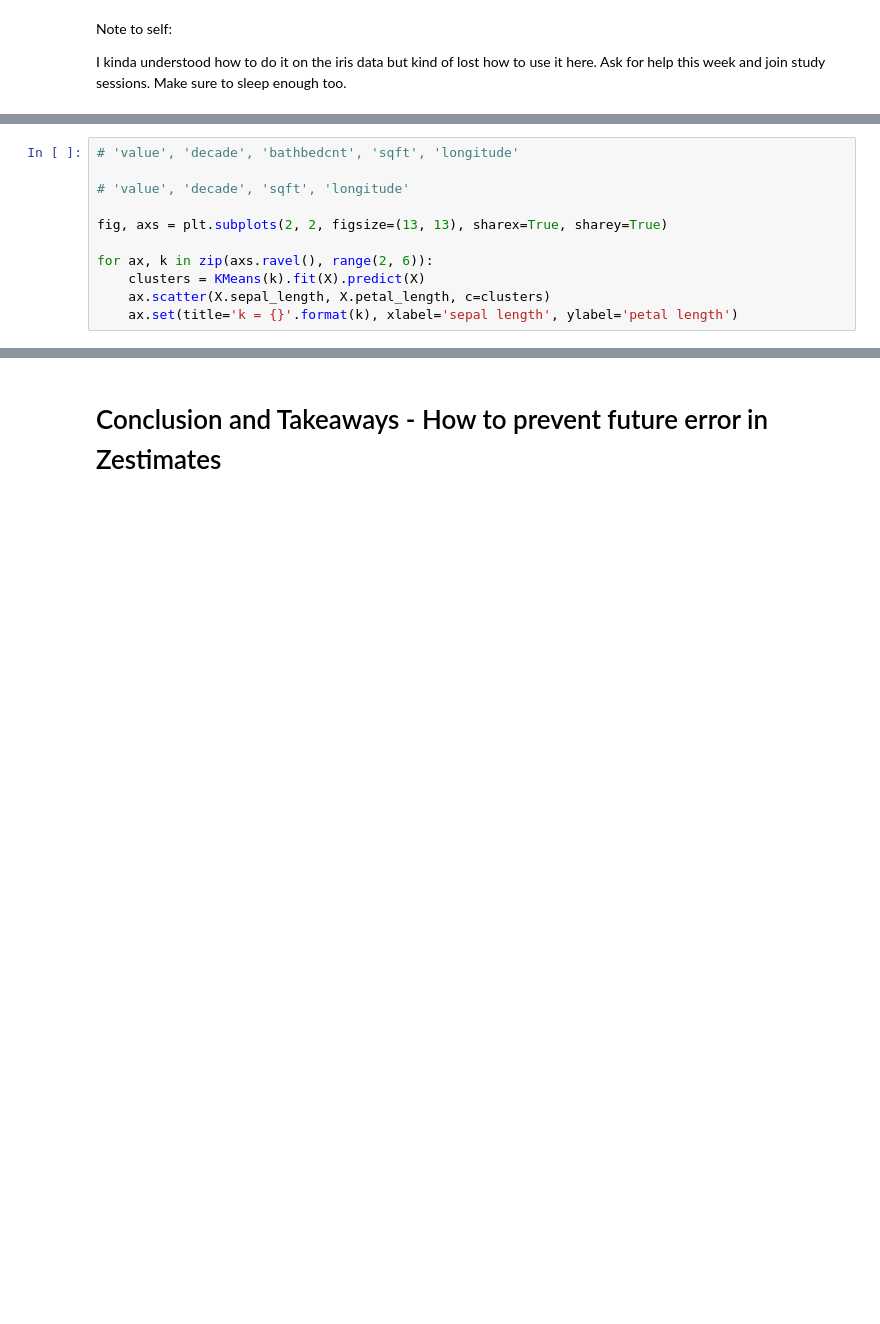
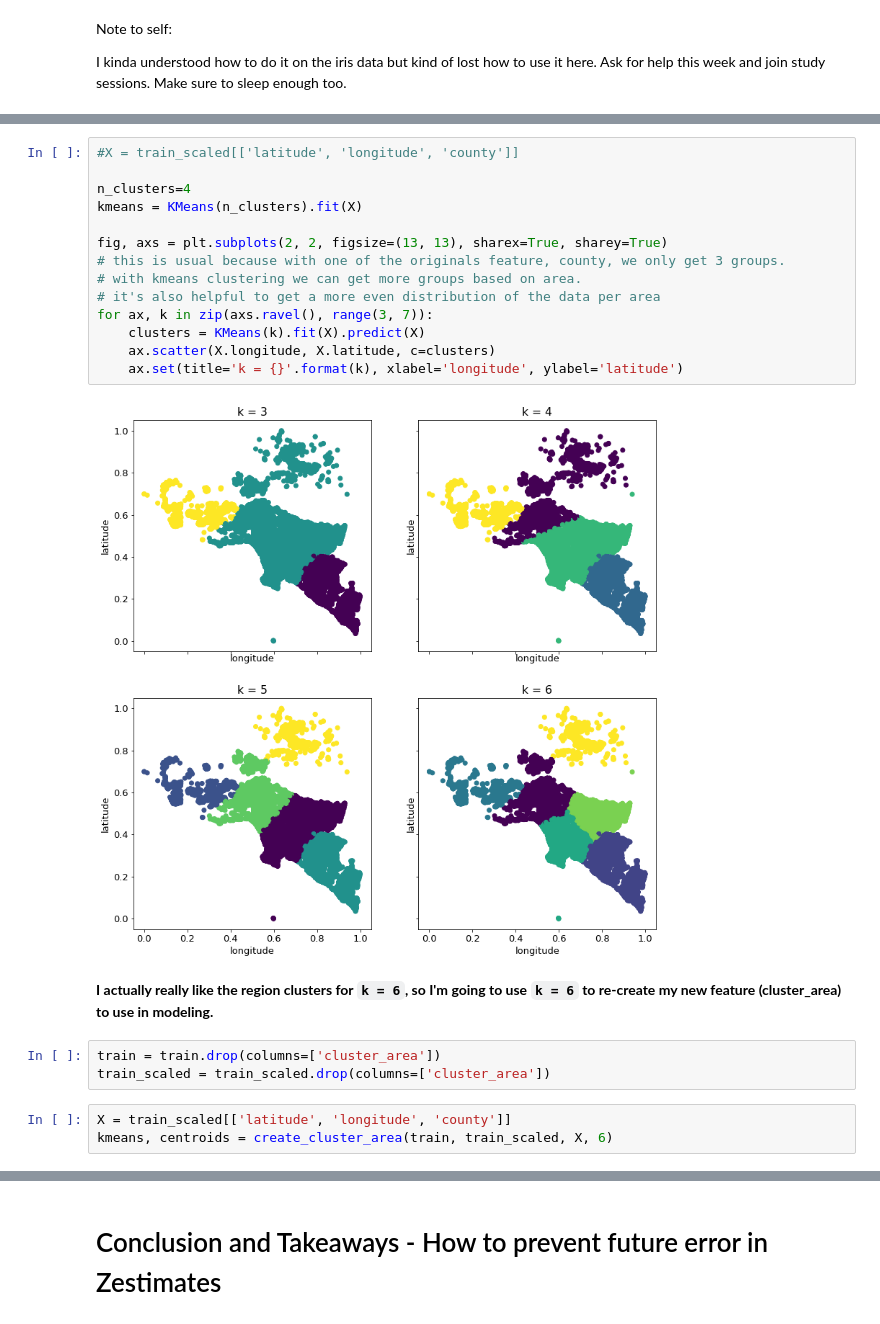
Before and after one commit to KwameTaylor/kwames-zillow-zestimates-error-control, a Jupyter notebook: explore.ipynb, the cells around one changed output, grey strips where cells are left out. Cells and saved outputs as stored; diff of their text form; blank space fills up the shorter version.

````diff
--- a/explore.ipynb
+++ b/explore.ipynb
@@ -438,11 +353,24 @@ intertia_k(X)
 # %%
-# 'value', 'decade', 'bathbedcnt', 'sqft', 'longitude'
+#X = train_scaled[['latitude', 'longitude', 'county']]
 
-# 'value', 'decade', 'sqft', 'longitude'
+n_clusters=4
+kmeans = KMeans(n_clusters).fit(X)
 
 fig, axs = plt.subplots(2, 2, figsize=(13, 13), sharex=True, sharey=True)
-
-for ax, k in zip(axs.ravel(), range(2, 6)):
+# this is usual because with one of the originals feature, county, we only get 3 groups.
+# with kmeans clustering we can get more groups based on area.
+# it's also helpful to get a more even distribution of the data per area
+for ax, k in zip(axs.ravel(), range(3, 7)):
     clusters = KMeans(k).fit(X).predict(X)
-    ax.scatter(X.sepal_length, X.petal_length, c=clusters)
-    ax.set(title='k = {}'.format(k), xlabel='sepal length', ylabel='petal length')
+    ax.scatter(X.longitude, X.latitude, c=clusters)
+    ax.set(title='k = {}'.format(k), xlabel='longitude', ylabel='latitude')
+# %% [output]
+[figure, added]
+# %% [markdown]
+**I actually really like the region clusters for ```k = 6```, so I'm going to use ```k = 6``` to re-create my new feature (cluster_area) to use in modeling.**
+# %%
+train = train.drop(columns=['cluster_area'])
+train_scaled = train_scaled.drop(columns=['cluster_area'])
+# %%
+X = train_scaled[['latitude', 'longitude', 'county']]
+kmeans, centroids = create_cluster_area(train, train_scaled, X, 6)
````
Also changed, not shown: parts of 31 cells of this notebook, 3 other files.
